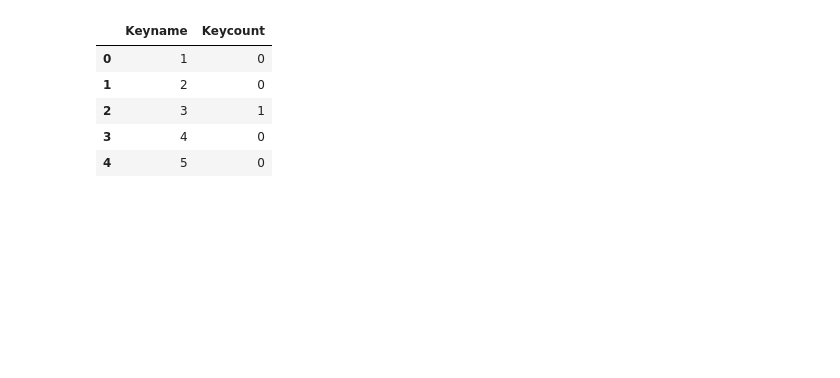
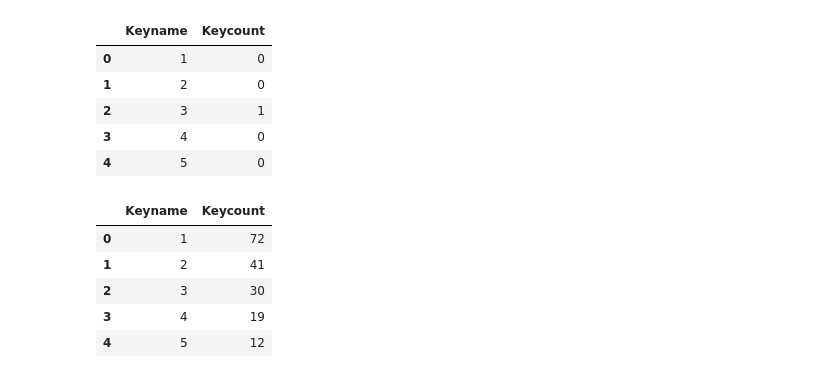
Before and after one commit to hakancangunerli/keyboard-heatmap-analysis, a Jupyter notebook: analysis.ipynb, the cells around one changed output. Cells and saved outputs as stored; diff of their text form; code cells hidden in the pictures; blank space fills up the shorter version.

```diff
--- a/analysis.ipynb
+++ b/analysis.ipynb
@@ -29,6 +40,15 @@ df.head()
 | 2 | 3 | 1 |
 | 3 | 4 | 0 |
 | 4 | 5 | 0 |
+# %%
+df_windows.head()
+# %% [output]
+|  | Keyname | Keycount |
+| 0 | 1 | 72 |
+| 1 | 2 | 41 |
+| 2 | 3 | 30 |
+| 3 | 4 | 19 |
+| 4 | 5 | 12 |
 # %%
 #assign 1 to first row of the keyboard
 # assign 2 to second row of the keyboard
```
Also changed, not shown: parts of 12 cells of this notebook, 3 other files.
